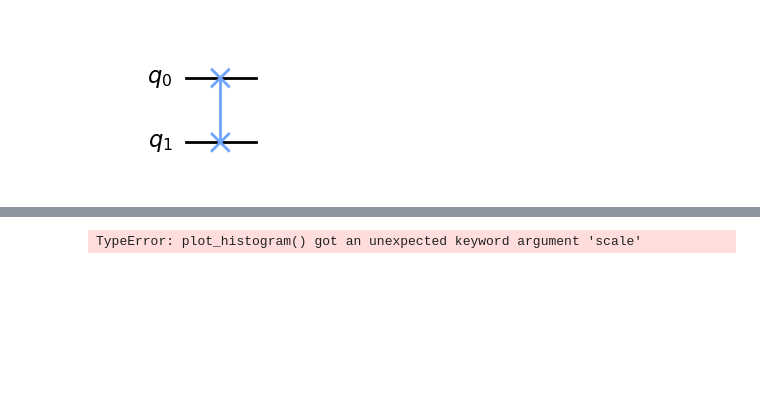
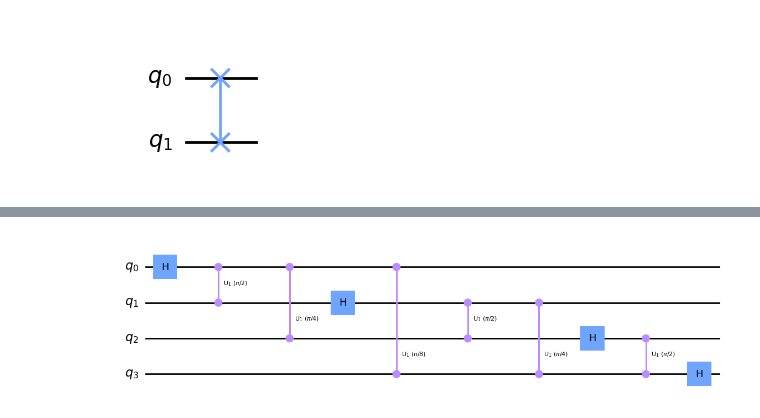
Before and after one commit to radiabekhtaoui/stage, a Jupyter notebook: figures.ipynb, the cells around one changed output, grey strips where cells are left out. Cells and saved outputs as stored; diff of their text form; code cells hidden in the pictures; blank space fills up the shorter version.

```diff
--- a/figures.ipynb
+++ b/figures.ipynb
@@ -145,41 +123,18 @@ circuit_drawer(qc, output='mpl', filename="qft.png")
-# %%
-# Figure 15
-qc = QuantumCircuit(8, 4)
-
-# Étape 1 : Préparation des qubits
-qc.x(5)  # a2
-qc.x(6)  # a1
-qc.x(7)  # b0
-
-# Étape 2 : Application des rotations contrôlées
-qc.cp(np.pi/2, 7, 4)  # a0 rotation contrôlée par b0
-qc.cp(np.pi/4, 7, 6)  # a1 rotation contrôlée par b0 et b1
-qc.cp(np.pi/8, 7, 5)  # a2 rotation contrôlée par b0, b1 et b2
-
-# Étape 3 : Gestion de la retenue
-qc.ccx(7, 6, 3)  # b0, a1 avec carry[0] comme cible
-qc.cx(7, 6)     # b0 et a1
-qc.ccx(6, 5, 2)  # b1, a2 avec carry[1] comme cible
-qc.ccx(6, 5, 3)  # b1, a1 avec carry[0] comme cible
-qc.cx(6, 5)     # b1 et a2
-qc.ccx(5, 4, 2)  # b2, a2 avec carry[1] comme cible
-
-# Étape 4 : Application de la QFT inverse
-qc.cp(-np.pi/2, 5, 4)  # Inverse de la rotation contrôlée a2
-qc.cp(-np.pi/4, 5, 6)  # Inverse de la rotation contrôlée a1
-qc.cp(-np.pi/2, 5, 4)  # Inverse de la rotation contrôlée a2
-
-# Mesure des qubits de A
-qc.measure(4, 0)
-qc.measure(6, 1)
-qc.measure(5, 2)
-
-# Exécution du circuit quantique
-simulator = Aer.get_backend('qasm_simulator')
-job = execute(qc, simulator, shots=1)
-result = job.result()
-counts = result.get_counts(qc)
-
-plot_histogram(counts,filename="qftDraper.png")
-# %% [output]
-TypeError: plot_histogram() got an unexpected keyword argument 'scale'
+# %%
+#Figure 13
+# Fonction pour générer le circuit QFT pour n qubits
+def myQFT(nqbits) :
+
+    myQFT_circuit = QuantumCircuit(nqbits)
+
+
+    for i in range(nqbits):
+        myQFT_circuit.h(i)
+        for j in range(i + 1, nqbits):
+            myQFT_circuit.append(CU1Gate(np.pi / (2**(j-i))), [j, i])
+
+    return myQFT_circuit
+
+circuit_drawer(myQFT(4), output='mpl', filename="qft.png")
+# %% [output]
+[figure, added]
```
Also changed, not shown: parts of 7 cells of this notebook, 7 other files.
